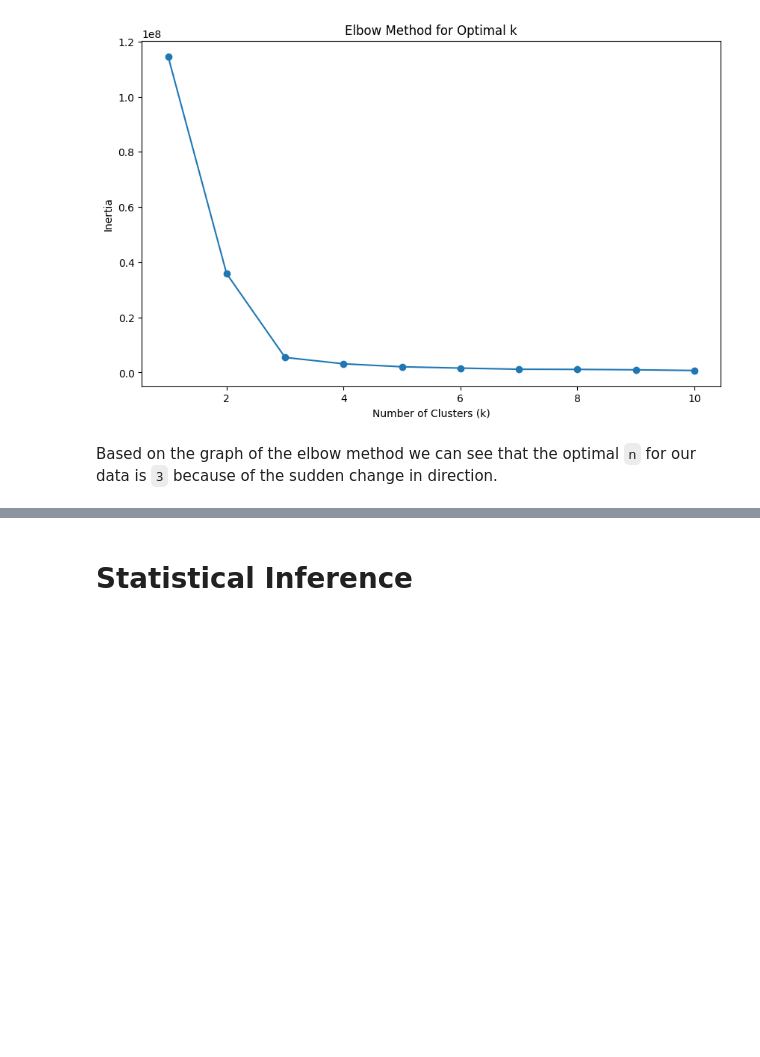
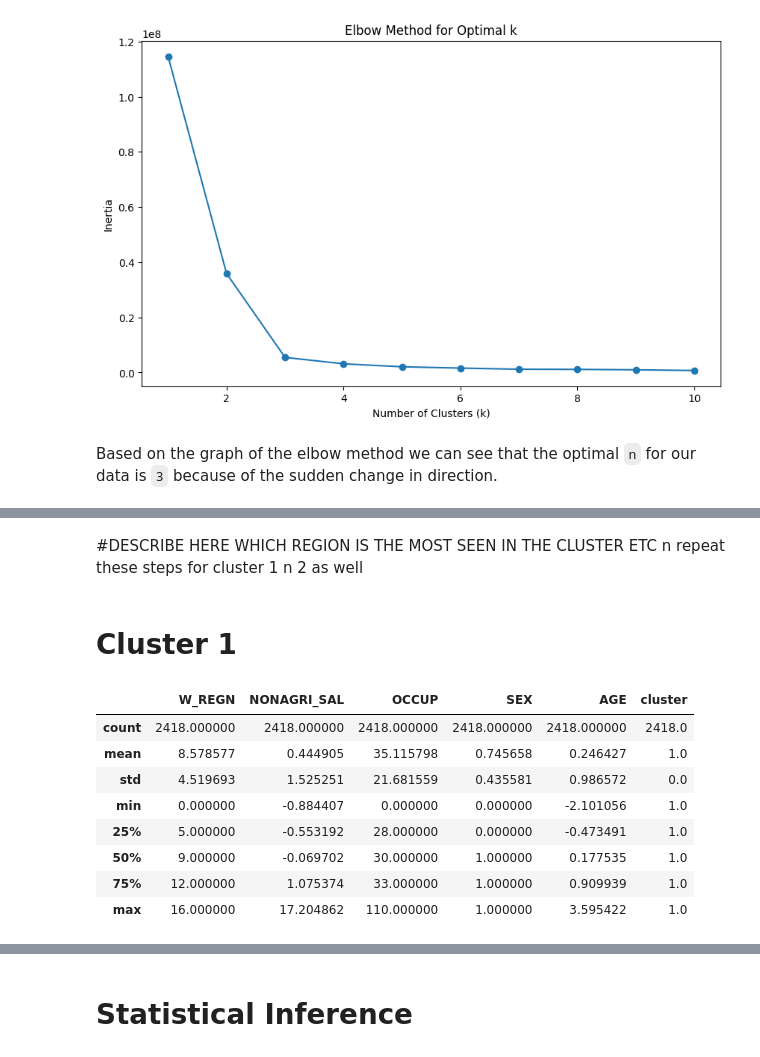
Before and after one commit to chiwasushuba/CSMODEL-Project, a Jupyter notebook: [Phase 2].ipynb, the cells around one changed output, grey strips where cells are left out. Drawn from its saved outputs; the diff is of its cells as text; code cells hidden in the pictures; blank space fills up the shorter version.

```diff
--- a/[Phase 2].ipynb
+++ b/[Phase 2].ipynb
@@ -1240,0 +1328,16 @@ kmeans = KMeans(n, 0, 4, 50330, data_modelling_df)
+# %% [markdown]
+#DESCRIBE HERE WHICH REGION IS THE MOST SEEN IN THE CLUSTER ETC n repeat these steps for cluster 1 n 2 as well
+# %% [markdown]
+# Cluster 1
+# %%
+cluster_1.describe()
+# %% [output]
+|  | W_REGN | NONAGRI_SAL | OCCUP | SEX | AGE | cluster |
+| count | 2418.000000 | 2418.000000 | 2418.000000 | 2418.000000 | 2418.000000 | 2418.0 |
+| mean | 8.578577 | 0.444905 | 35.115798 | 0.745658 | 0.246427 | 1.0 |
+| std | 4.519693 | 1.525251 | 21.681559 | 0.435581 | 0.986572 | 0.0 |
+| min | 0.000000 | -0.884407 | 0.000000 | 0.000000 | -2.101056 | 1.0 |
+| 25% | 5.000000 | -0.553192 | 28.000000 | 0.000000 | -0.473491 | 1.0 |
+| 50% | 9.000000 | -0.069702 | 30.000000 | 1.000000 | 0.177535 | 1.0 |
+| 75% | 12.000000 | 1.075374 | 33.000000 | 1.000000 | 0.909939 | 1.0 |
+| max | 16.000000 | 17.204862 | 110.000000 | 1.000000 | 3.595422 | 1.0 |
```
Also changed, not shown: parts of 20 cells of this notebook.
